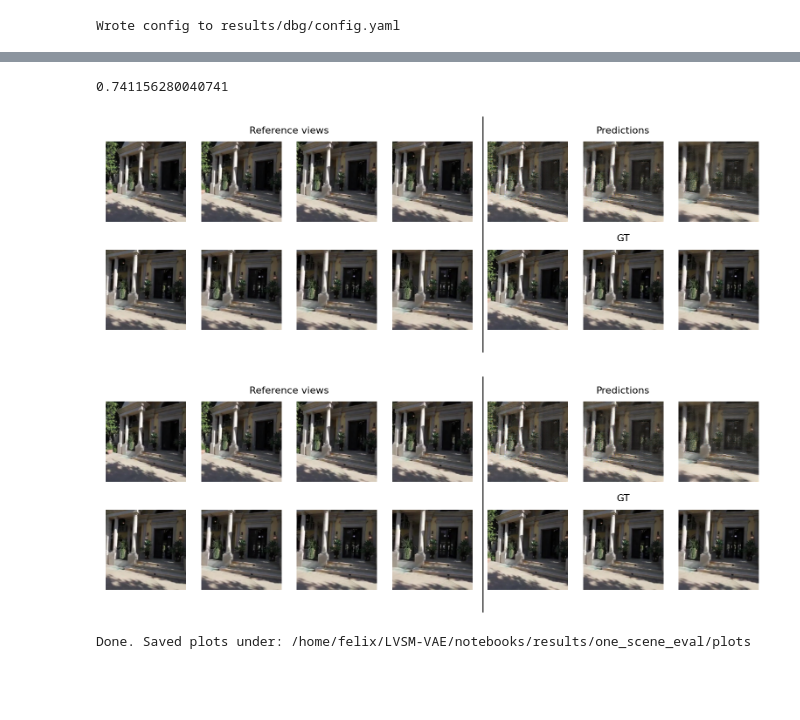
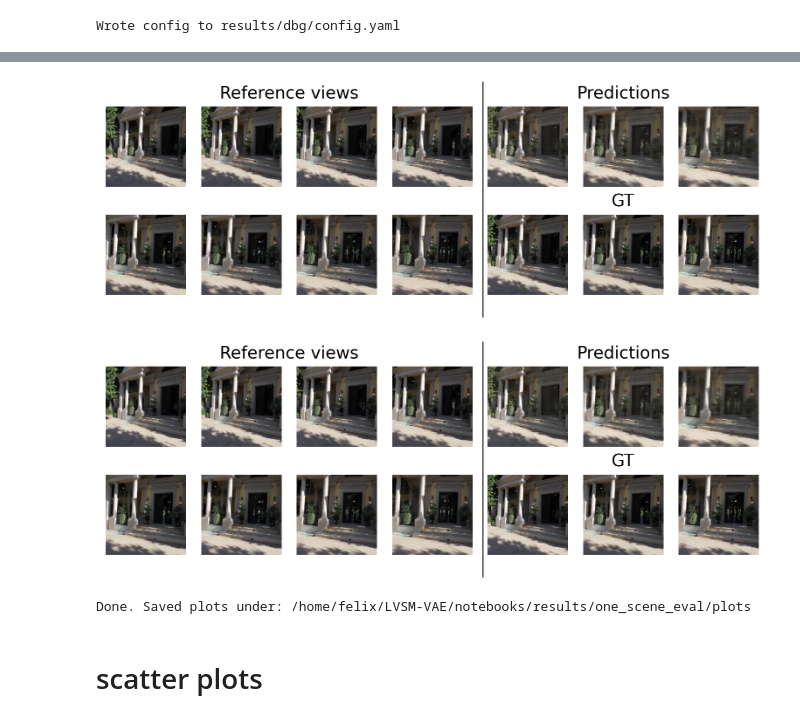
Before and after one commit to flaarmann1000/LVSM-VAE, a Jupyter notebook: notebooks/plot_context_study.ipynb, the cells around one changed output, grey strips where cells are left out. Saved outputs shown, nothing was run; the diff lists cells and outputs as text; code cells hidden in the pictures; blank space fills up the shorter version.

```diff
--- a/notebooks/plot_context_study.ipynb
+++ b/notebooks/plot_context_study.ipynb
@@ -384,7 +384,7 @@ def plot_lvsm_scene_nice_fig(
         ax.axis("off")
 
     ax_ref_title = fig.add_subplot(gs[0, :left_cols])
-    ax_ref_title.set_title("Reference views", fontsize=20, pad=14)
+    ax_ref_title.set_title("Reference views", fontsize=28, pad=14)
     ax_ref_title.axis("off")
 
     # RIGHT TOP: preds
@@ -394,7 +394,7 @@ def plot_lvsm_scene_nice_fig(
         ax.axis("off")
 
     ax_pred_title = fig.add_subplot(gs[0, left_cols:])
-    ax_pred_title.set_title("Predictions", fontsize=20, pad=14)
+    ax_pred_title.set_title("Predictions", fontsize=28, pad=14)
     ax_pred_title.axis("off")
 
     # RIGHT BOTTOM: GT
@@ -404,7 +404,7 @@ def plot_lvsm_scene_nice_fig(
         ax.axis("off")
 
     ax_gt_title = fig.add_subplot(gs[1, left_cols:])
-    ax_gt_title.set_title("GT", fontsize=20, pad=14)
+    ax_gt_title.set_title("GT", fontsize=28, pad=14)
     ax_gt_title.axis("off")
 
     # vertical divider (figure coords)
@@ -731,8 +729,10 @@ FileNotFoundError: [Errno 2] No such file or directory: '../assets/vae_config.ya
 # %%
 evaluator = OneSceneEvaluatorIndexed(
     ckpt_path=None,  # load later
-    torch_root="/mnt/e/lvsm/re10k_latent_full_test",
-    scene_to_file_index_path="/home/felix/LVSM-VAE/data/test/index.json",
+    # torch_root="/mnt/e/lvsm/re10k_latent_full_test", # felix
+    torch_root="/mnt/hdd/data/re10k_full/test", # teampc
+    # scene_to_file_index_path="/home/felix/LVSM-VAE/data/test/index.json",
+    scene_to_file_index_path="/mnt/hdd/re10k/test/index.json",
     launcher_cls=LVSMLauncher,
     launcher_cfg=launcher_cfg,
     model_cfg=cfg.model_config,
@@ -758,45 +745,46 @@ out
 # %%
 # folder                               reference_views           max_id  max_ssim           min_id  min_ssim           avg_id  avg_ssim
 # LVSM-VAE fine-tuned on 4-references                2 ce8bc5948d0dd3f3  0.928025 ace3ec0961ae36c2  0.116508 dabd7fc58d2ae00b  0.612592
 #    LVSM-VAE trained on 2-references                2 ce8bc5948d0dd3f3  0.933030 c4a26c35749d41bd  0.120769 81656a7e1b5e50f8  0.629539
 # LVSM-VAE fine-tuned on 4-references                4 89eb71213e160ce0  0.939422 4befac16ffdf8489  0.117180 171fdcc554d303d8  0.675402
 #    LVSM-VAE trained on 2-references                4 ce8bc5948d0dd3f3  0.942130 6e6ccb9822ed013e  0.095725 dde677478d8ca018  0.590735
 # LVSM-VAE fine-tuned on 4-references                8 9dd571bfa9a0ef35  0.945701 4befac16ffdf8489  0.148136 f96049f4355544bd  0.693306
 #    LVSM-VAE trained on 2-references                8 ce8bc5948d0dd3f3  0.934086 4befac16ffdf8489  0.068118 fb7719fc97e9f6e8  0.523269
 # LVSM-VAE fine-tuned on 4-references               16 9dd571bfa9a0ef35  0.940695 4befac16ffdf8489  0.101100 9d8ca3b8ce050769  0.668387
 #    LVSM-VAE trained on 2-references               16 ce8bc5948d0dd3f3  0.926411 4befac16ffdf8489  0.062010 7144a5e59d5f05c7  0.480059
 
 # Saved: ssim_extremes_and_average_ids.csv
 
 # ID = "ce8bc5948d0dd3f3" # langweililg: Glühbirne
 # ID = "89eb71213e160ce0" # langweililg: Tür, sehr gleiche views
 # ID = "9dd571bfa9a0ef35" # langweililg: Treppe
 
+pc = "teampc"
+
 evaluator.set_checkpoint(
-    "/home/felix/LVSM-VAE/results/nvs/VAE/release-1gpus-b8-s1-80k-CAMRAY-PROPE/ckpts/best_for_now/step-000870100.pt" # 2-ref
-    # "/home/felix/LVSM-VAE/results/nvs/VAE/release-1gpus-b8-s1-80k-CAMRAY-PROPE/ckpts/best_for_now/step-000887200.pt" # 4-ref
+    # f"/home/{pc}/LVSM-VAE/results/nvs/VAE/release-1gpus-b8-s1-80k-CAMRAY-PROPE/ckpts/best_for_now/step-000870100.pt" # 2-ref
+    f"/home/{pc}/LVSM-VAE/results/nvs/VAE/release-1gpus-b8-s1-80k-CAMRAY-PROPE/ckpts/best_for_now/step-000887200.pt" # 4-ref
 )
 
 ID = "f27cb10112666229"
-CTX = 2
+CTX = 8
 
 res = evaluator.eval(
     scene_id=ID,
-    eval_index_path=f"/home/felix/LVSM-VAE/assets/evaluation_index_re10k_context{CTX}.json",
+    eval_index_path=f"/home/{pc}/LVSM-VAE/assets/evaluation_index_re10k_context{CTX}.json",
 )
 
-print(f"{res["ssim"]}")
+res["ssim"]
 
 
-# plot_lvsm_scene_nice_fig(
-#     ref_px=res["ref_px"],
-#     out_px=res["out_px"],
-#     tar_px=res["tar_px"],
-# )
+plot_lvsm_scene_nice_fig(
+    ref_px=res["ref_px"],
+    out_px=res["out_px"],
+    tar_px=res["tar_px"],
+)
 # %% [output]
-0.741156280040741
-[figure, old version]
+[figure, new version]
-[figure, old version]
+[figure, new version]
 # %%
 import os
 import pandas as pd
@@ -905,3 +893,5 @@ save_top5_plots(
 )
 # %% [output]
 Done. Saved plots under: /home/felix/LVSM-VAE/notebooks/results/one_scene_eval/plots
+# %% [markdown]
+# scatter plots
```
Also changed, not shown: parts of 4 cells of this notebook, 1 other file.
